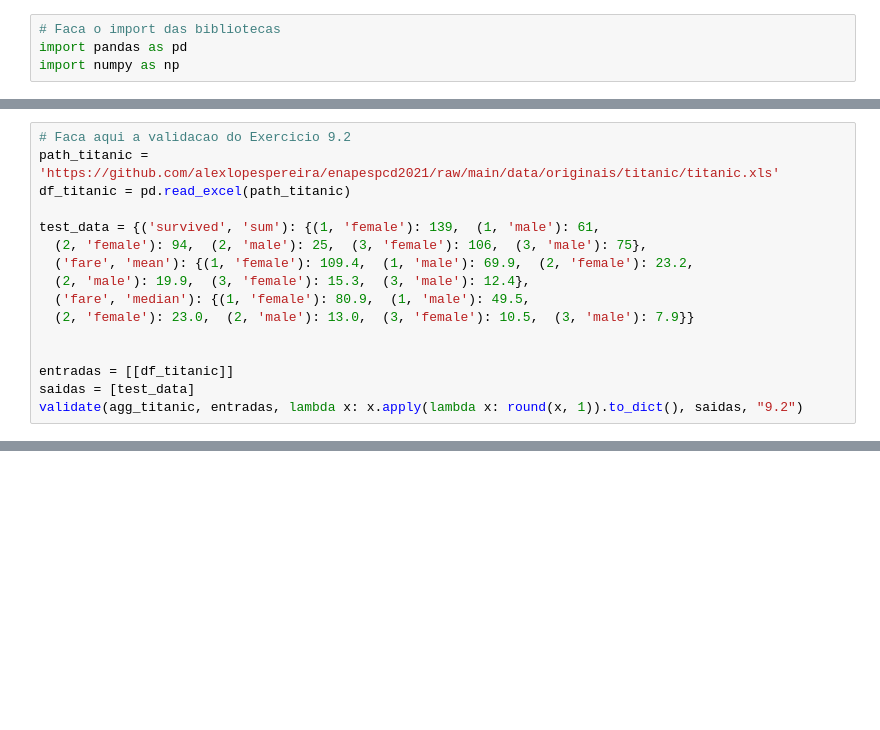
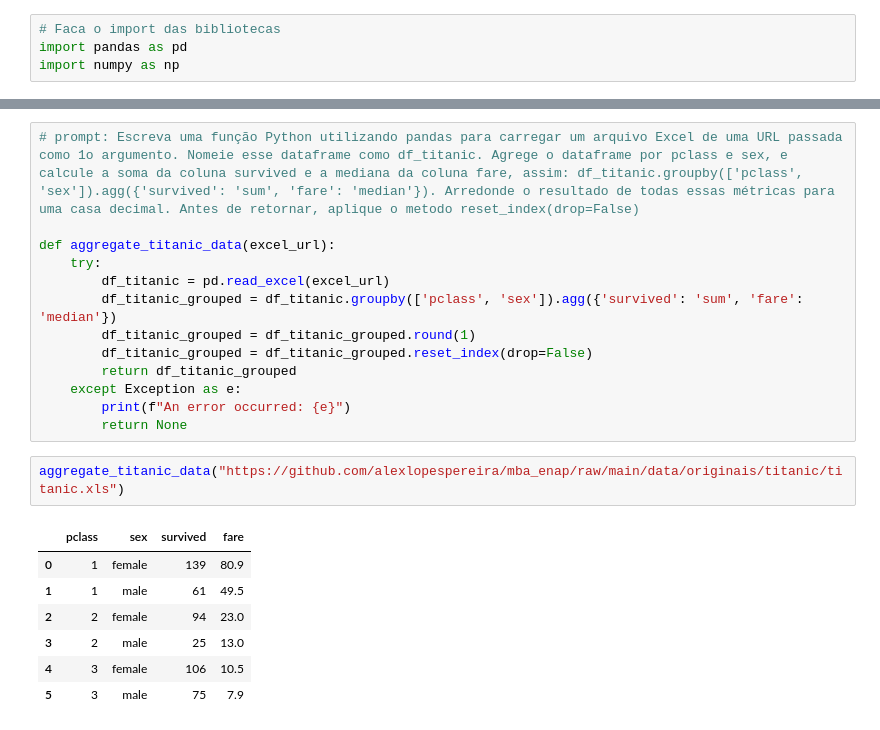
Before and after one commit to tadeugomes/mba_enap_python, a Jupyter notebook: Exercicios/Aula9_Exercicio.ipynb, the cells around one changed output, grey strips where cells are left out. Saved outputs shown, nothing was run; the diff lists cells and outputs as text; blank space fills up the shorter version.

```diff
--- a/Exercicios/Aula9_Exercicio.ipynb
+++ b/Exercicios/Aula9_Exercicio.ipynb
@@ -104,16 +28,0 @@ def agg_titanic(df_titanic):
-# %%
-# Faca aqui a validacao do Exercicio 9.2
-path_titanic = 'https://github.com/alexlopespereira/enapespcd2021/raw/main/data/originais/titanic/titanic.xls'
-df_titanic = pd.read_excel(path_titanic)
-
-test_data = {('survived', 'sum'): {(1, 'female'): 139,  (1, 'male'): 61,
-  (2, 'female'): 94,  (2, 'male'): 25,  (3, 'female'): 106,  (3, 'male'): 75},
-  ('fare', 'mean'): {(1, 'female'): 109.4,  (1, 'male'): 69.9,  (2, 'female'): 23.2,
-  (2, 'male'): 19.9,  (3, 'female'): 15.3,  (3, 'male'): 12.4},
-  ('fare', 'median'): {(1, 'female'): 80.9,  (1, 'male'): 49.5,
-  (2, 'female'): 23.0,  (2, 'male'): 13.0,  (3, 'female'): 10.5,  (3, 'male'): 7.9}}
-
-
-entradas = [[df_titanic]]
-saidas = [test_data]
-validate(agg_titanic, entradas, lambda x: x.apply(lambda x: round(x, 1)).to_dict(), saidas, "9.2")
@@ -245,0 +121,23 @@ print(m)
+# %%
+# prompt: Escreva uma função Python utilizando pandas para carregar um arquivo Excel de uma URL passada como 1o argumento. Nomeie esse dataframe como df_titanic. Agrege o dataframe por pclass e sex, e calcule a soma da coluna survived e a mediana da coluna fare, assim: df_titanic.groupby(['pclass', 'sex']).agg({'survived': 'sum', 'fare': 'median'}). Arredonde o resultado de todas essas métricas para uma casa decimal. Antes de retornar, aplique o metodo reset_index(drop=False)
+
+def aggregate_titanic_data(excel_url):
+    try:
+        df_titanic = pd.read_excel(excel_url)
+        df_titanic_grouped = df_titanic.groupby(['pclass', 'sex']).agg({'survived': 'sum', 'fare': 'median'})
+        df_titanic_grouped = df_titanic_grouped.round(1)
+        df_titanic_grouped = df_titanic_grouped.reset_index(drop=False)
+        return df_titanic_grouped
+    except Exception as e:
+        print(f"An error occurred: {e}")
+        return None
+# %%
+aggregate_titanic_data("https://github.com/alexlopespereira/mba_enap/raw/main/data/originais/titanic/titanic.xls")
+# %% [output]
+|  | pclass | sex | survived | fare |
+| 0 | 1 | female | 139 | 80.9 |
+| 1 | 1 | male | 61 | 49.5 |
+| 2 | 2 | female | 94 | 23.0 |
+| 3 | 2 | male | 25 | 13.0 |
+| 4 | 3 | female | 106 | 10.5 |
+| 5 | 3 | male | 75 | 7.9 |
```
Also changed, not shown: parts of 37 cells of this notebook.
